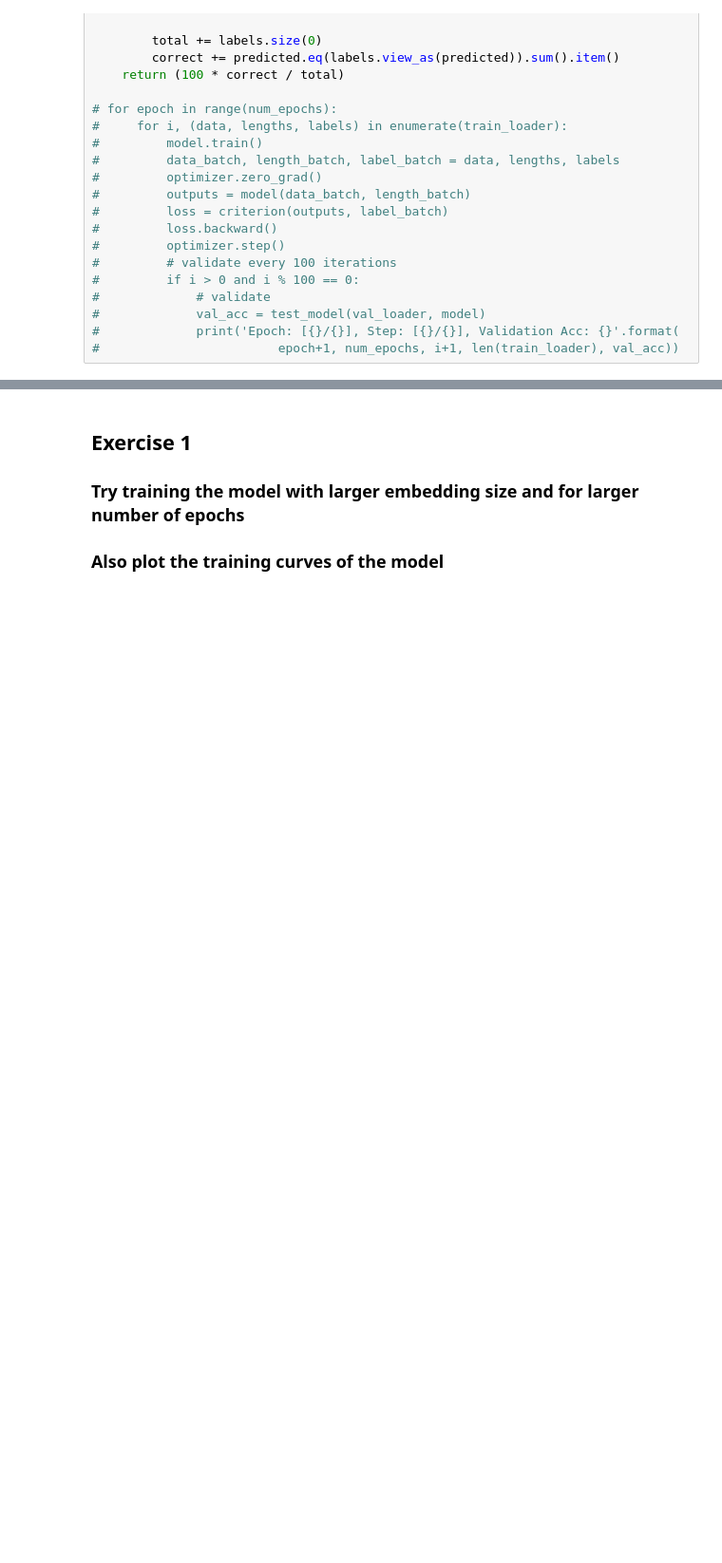
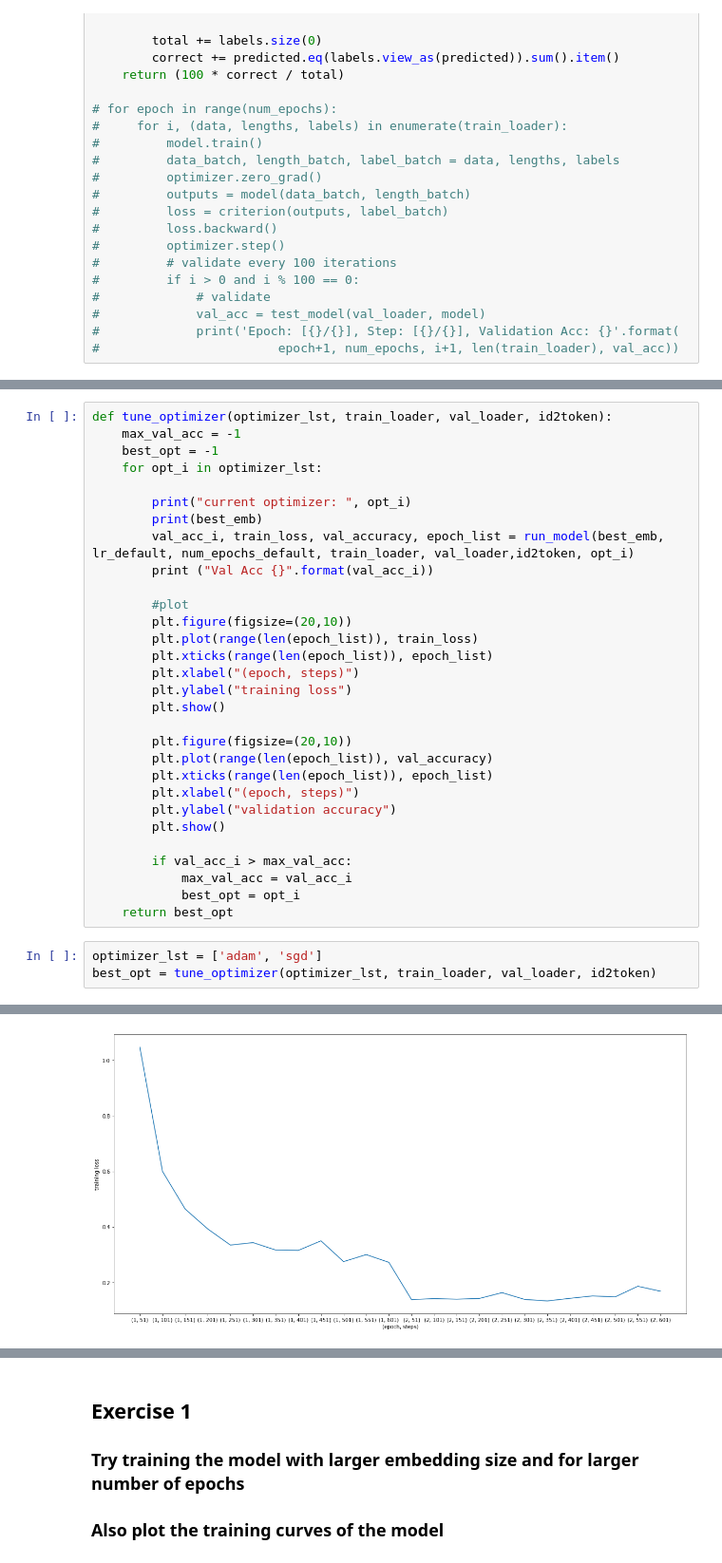
Before and after one commit to tianyibi/nlpclass, a Jupyter notebook: hw1.ipynb, the cells around one changed output, grey strips where cells are left out. Shown at 95% size. Drawn from its saved outputs; the diff is of its cells as text; blank space fills up the shorter version.

```diff
--- a/hw1.ipynb
+++ b/hw1.ipynb
@@ -936,0 +1076,34 @@ Epoch: [7/10], Step: [201/313], Validation Acc: 87.1
+# %%
+def tune_optimizer(optimizer_lst, train_loader, val_loader, id2token):
+    max_val_acc = -1
+    best_opt = -1
+    for opt_i in optimizer_lst:
+
+        print("current optimizer: ", opt_i)
+        print(best_emb)
+        val_acc_i, train_loss, val_accuracy, epoch_list = run_model(best_emb, lr_default, num_epochs_default, train_loader, val_loader,id2token, opt_i)
+        print ("Val Acc {}".format(val_acc_i))
+
+        #plot
+        plt.figure(figsize=(20,10))
+        plt.plot(range(len(epoch_list)), train_loss)
+        plt.xticks(range(len(epoch_list)), epoch_list)
+        plt.xlabel("(epoch, steps)")
+        plt.ylabel("training loss")
+        plt.show()
+
+        plt.figure(figsize=(20,10))
+        plt.plot(range(len(epoch_list)), val_accuracy)
+        plt.xticks(range(len(epoch_list)), epoch_list)
+        plt.xlabel("(epoch, steps)")
+        plt.ylabel("validation accuracy")
+        plt.show()
+
+        if val_acc_i > max_val_acc:
+            max_val_acc = val_acc_i
+            best_opt = opt_i
+    return best_opt
+# %%
+optimizer_lst = ['adam', 'sgd']
+best_opt = tune_optimizer(optimizer_lst, train_loader, val_loader, id2token)
+# %% [output]
@@ -936,0 +1127 @@ Epoch: [7/10], Step: [201/313], Validation Acc: 87.1
+[figure, added]
```
Also changed, not shown: parts of 25 cells of this notebook.
